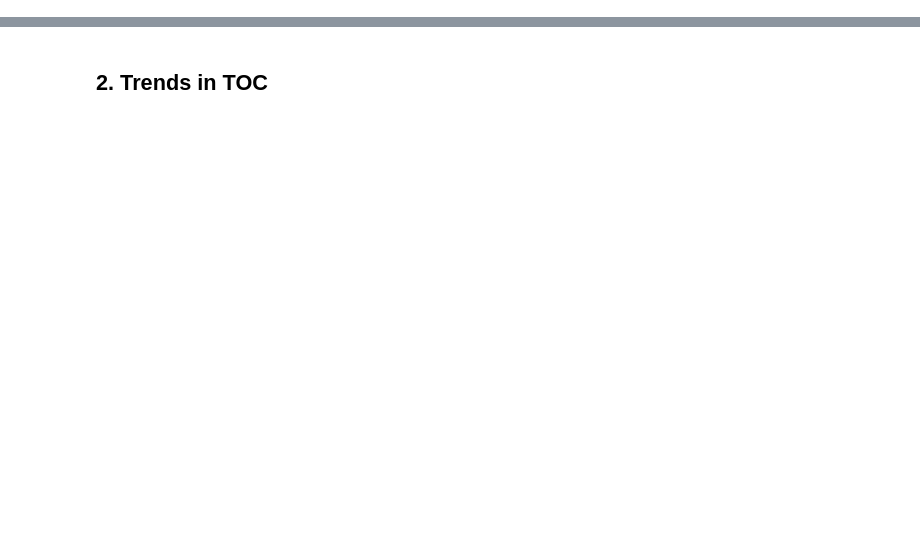
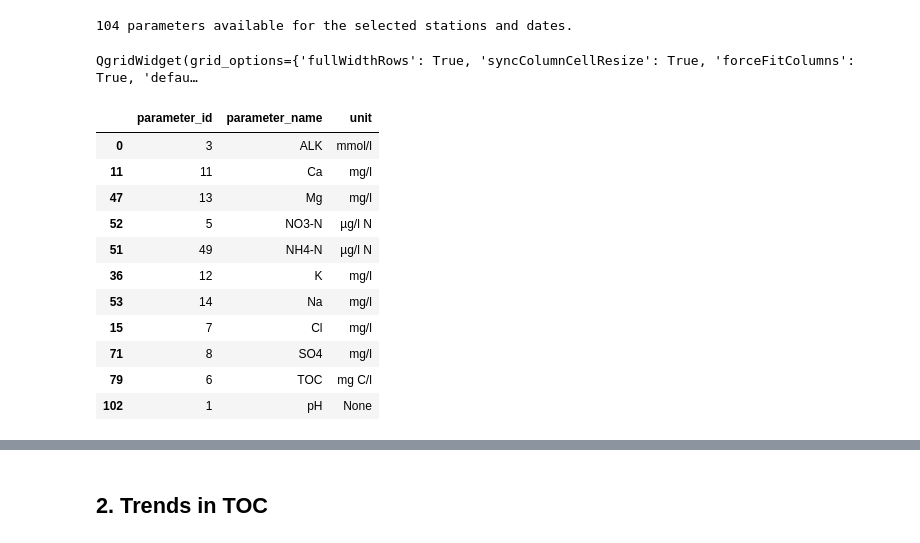
Before and after one commit to JamesSample/icpw, a Jupyter notebook: prophet_test.ipynb, the cells around one changed output, grey strips where cells are left out. Saved outputs shown, nothing was run; the diff lists cells and outputs as text; code cells hidden in the pictures; blank space fills up the shorter version.

```diff
--- a/prophet_test.ipynb
+++ b/prophet_test.ipynb
@@ -48,0 +18,4 @@ df_all.groupby(['station_code']).count().sort_values(['station_id'], ascending=F
+# %%
+# Select project
+prj_grid = nivapy.da.select_resa_projects(eng)
+prj_grid
@@ -48,0 +52,29 @@ df_all.groupby(['station_code']).count().sort_values(['station_id'], ascending=F
+# %%
+# Get available parameters
+st_dt = '1970-01-01'
+end_dt = '2019-01-01'
+par_grid = nivapy.da.select_resa_station_parameters(stn_df,
+                                                    st_dt,
+                                                    end_dt,
+                                                    eng)
+par_grid
+# %% [output]
+104 parameters available for the selected stations and dates.
+QgridWidget(grid_options={'fullWidthRows': True, 'syncColumnCellResize': True, 'forceFitColumns': True, 'defau…
+# %%
+# Select relevant parameters
+par_df = par_grid.get_selected_df()
+par_df
+# %% [output]
+|  | parameter_id | parameter_name | unit |
+| 0 | 3 | ALK | mmol/l |
+| 11 | 11 | Ca | mg/l |
+| 47 | 13 | Mg | mg/l |
+| 52 | 5 | NO3-N | µg/l N |
+| 51 | 49 | NH4-N | µg/l N |
+| 36 | 12 | K | mg/l |
+| 53 | 14 | Na | mg/l |
+| 15 | 7 | Cl | mg/l |
+| 71 | 8 | SO4 | mg/l |
+| 79 | 6 | TOC | mg C/l |
+| 102 | 1 | pH | None |
```
Also changed, not shown: parts of 19 cells of this notebook, 4 other files.
